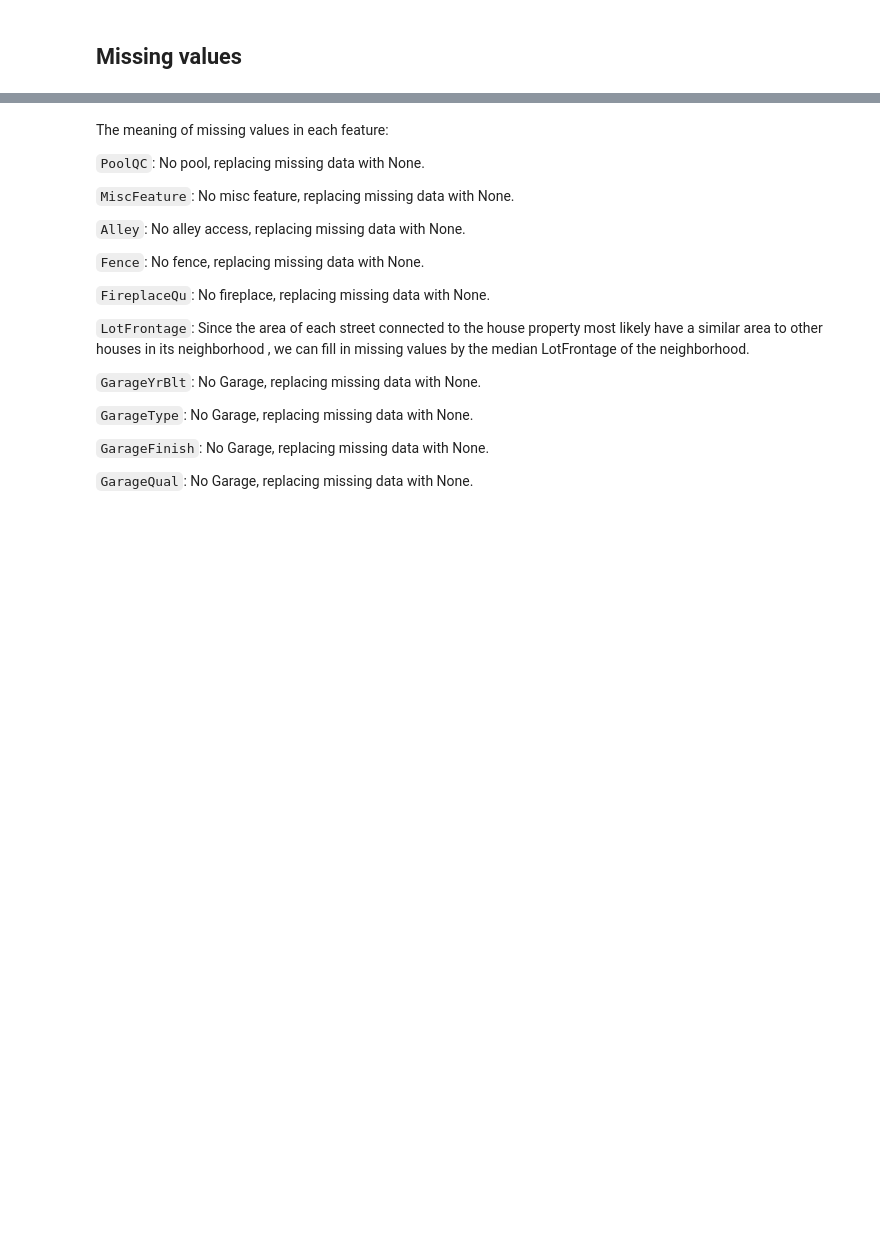
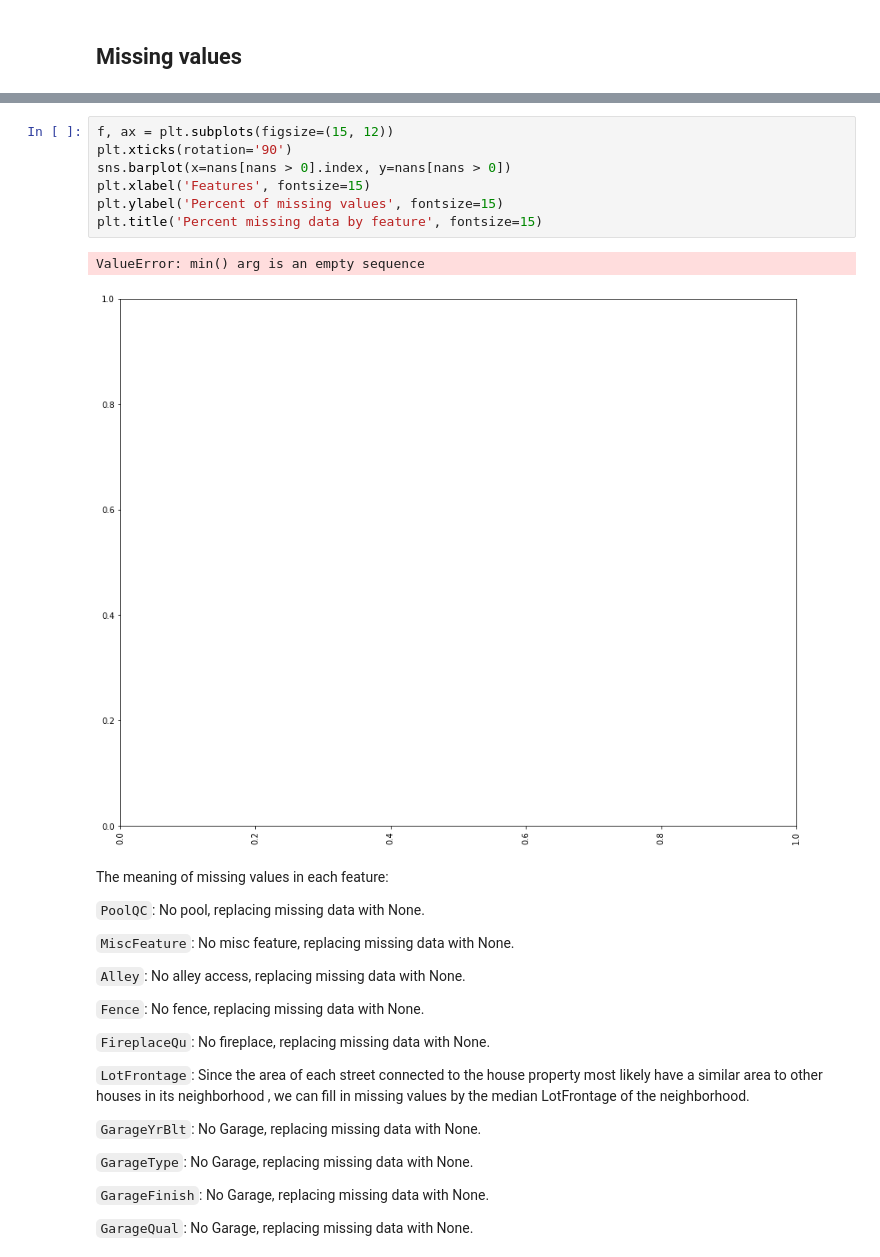
Before and after one commit to jasonlin1111/MLND_project, a Jupyter notebook: predict_house_prices.ipynb, the cells around one changed output, grey strips where cells are left out. Cells and saved outputs as stored; diff of their text form; blank space fills up the shorter version.

```diff
--- a/predict_house_prices.ipynb
+++ b/predict_house_prices.ipynb
@@ -240,3 +221,13 @@ dtype: int64
+# %%
+f, ax = plt.subplots(figsize=(15, 12))
+plt.xticks(rotation='90')
+sns.barplot(x=nans[nans > 0].index, y=nans[nans > 0])
+plt.xlabel('Features', fontsize=15)
+plt.ylabel('Percent of missing values', fontsize=15)
+plt.title('Percent missing data by feature', fontsize=15)
+# %% [output]
+ValueError: min() arg is an empty sequence
+[figure, added]
 # %% [markdown]
 The meaning of missing values in each feature:
 
```
Also changed, not shown: parts of 13 cells of this notebook.
